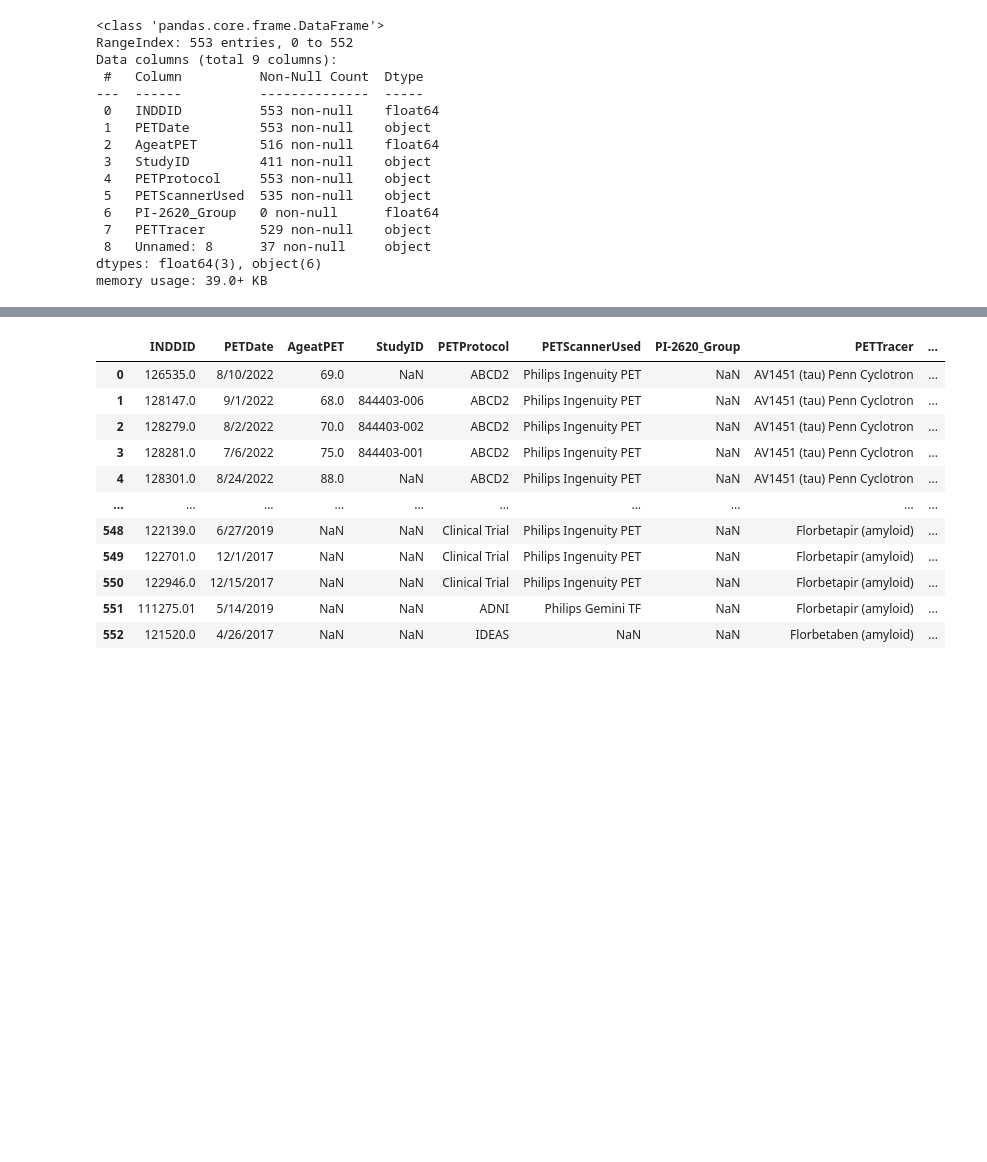
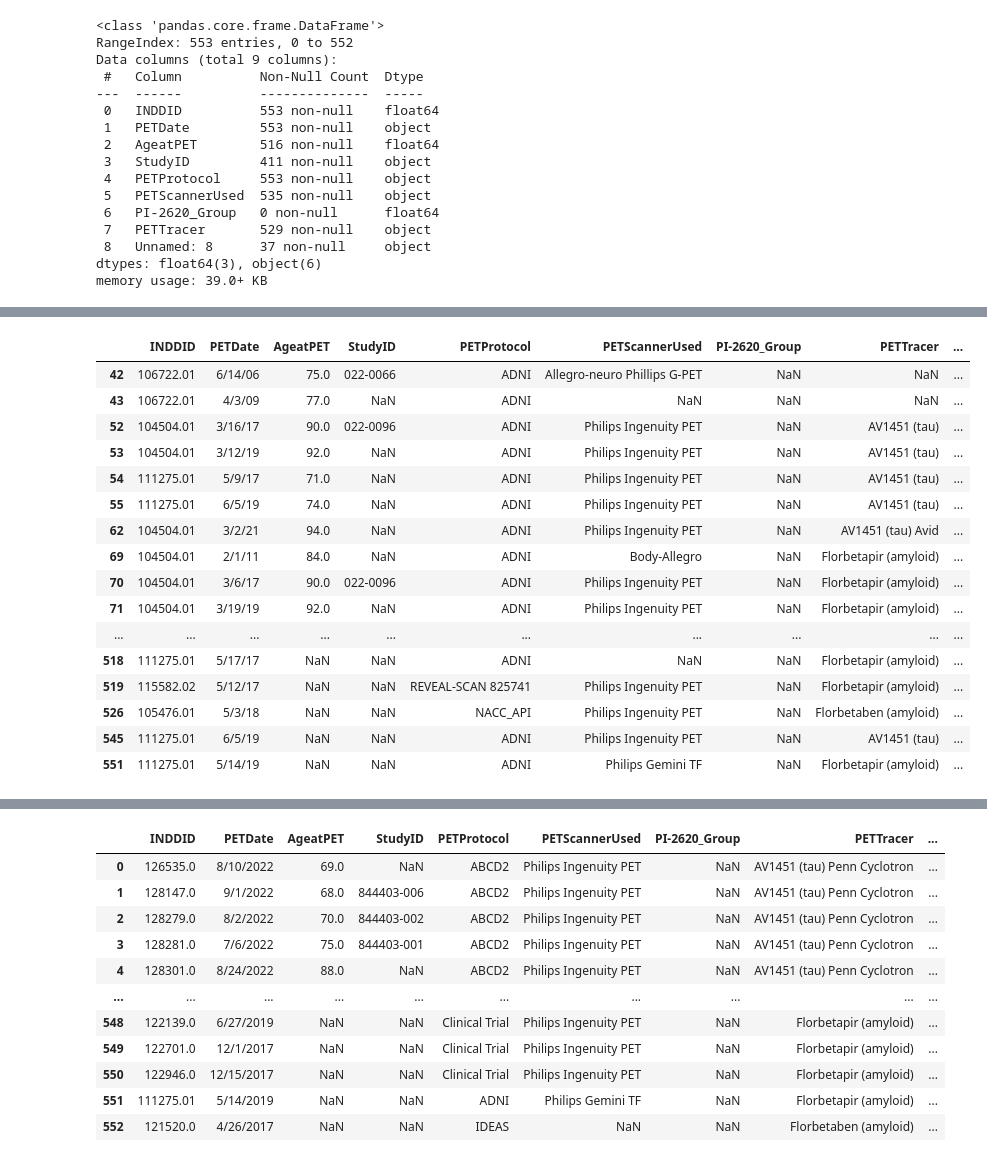
Before and after one commit to ermcgrew/flywheel, a Jupyter notebook: naccsc/PET_leftovers/csv_to_dataframe_testing.ipynb, the cells around one changed output, grey strips where cells are left out. Drawn from its saved outputs; the diff is of its cells as text; code cells hidden in the pictures; blank space fills up the shorter version.

```diff
--- a/naccsc/PET_leftovers/Untitled.ipynb
+++ b/naccsc/PET_leftovers/csv_to_dataframe_testing.ipynb
@@ -41,0 +59,20 @@ df_study[df_study.duplicated(subset=['INDDID','PETDate'],keep=False)]
+# %%
+df_study[df_study['INDDID'].str.len()==9]
+# %% [output]
+|  | INDDID | PETDate | AgeatPET | StudyID | PETProtocol | PETScannerUsed | PI-2620_Group | PETTracer | ... |
+| 42 | 106722.01 | 6/14/06 | 75.0 | 022-0066 | ADNI | Allegro-neuro Phillips G-PET | NaN | NaN | ... |
+| 43 | 106722.01 | 4/3/09 | 77.0 | NaN | ADNI | NaN | NaN | NaN | ... |
+| 52 | 104504.01 | 3/16/17 | 90.0 | 022-0096 | ADNI | Philips Ingenuity PET | NaN | AV1451 (tau) | ... |
+| 53 | 104504.01 | 3/12/19 | 92.0 | NaN | ADNI | Philips Ingenuity PET | NaN | AV1451 (tau) | ... |
+| 54 | 111275.01 | 5/9/17 | 71.0 | NaN | ADNI | Philips Ingenuity PET | NaN | AV1451 (tau) | ... |
+| 55 | 111275.01 | 6/5/19 | 74.0 | NaN | ADNI | Philips Ingenuity PET | NaN | AV1451 (tau) | ... |
+| 62 | 104504.01 | 3/2/21 | 94.0 | NaN | ADNI | Philips Ingenuity PET | NaN | AV1451 (tau) Avid | ... |
+| 69 | 104504.01 | 2/1/11 | 84.0 | NaN | ADNI | Body-Allegro | NaN | Florbetapir (amyloid) | ... |
+| 70 | 104504.01 | 3/6/17 | 90.0 | 022-0096 | ADNI | Philips Ingenuity PET | NaN | Florbetapir (amyloid) | ... |
+| 71 | 104504.01 | 3/19/19 | 92.0 | NaN | ADNI | Philips Ingenuity PET | NaN | Florbetapir (amyloid) | ... |
+| ... | ... | ... | ... | ... | ... | ... | ... | ... | ... |
+| 518 | 111275.01 | 5/17/17 | NaN | NaN | ADNI | NaN | NaN | Florbetapir (amyloid) | ... |
+| 519 | 115582.02 | 5/12/17 | NaN | NaN | REVEAL-SCAN 825741 | Philips Ingenuity PET | NaN | Florbetapir (amyloid) | ... |
+| 526 | 105476.01 | 5/3/18 | NaN | NaN | NACC_API | Philips Ingenuity PET | NaN | Florbetaben (amyloid) | ... |
+| 545 | 111275.01 | 6/5/19 | NaN | NaN | ADNI | Philips Ingenuity PET | NaN | AV1451 (tau) | ... |
+| 551 | 111275.01 | 5/14/19 | NaN | NaN | ADNI | Philips Gemini TF | NaN | Florbetapir (amyloid) | ... |
```
Also changed, not shown: parts of 11 cells of this notebook, 6 other files.
